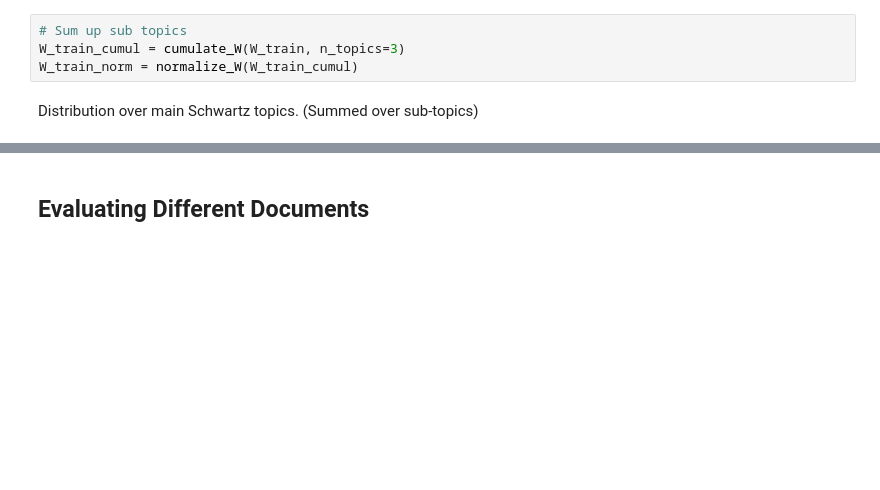
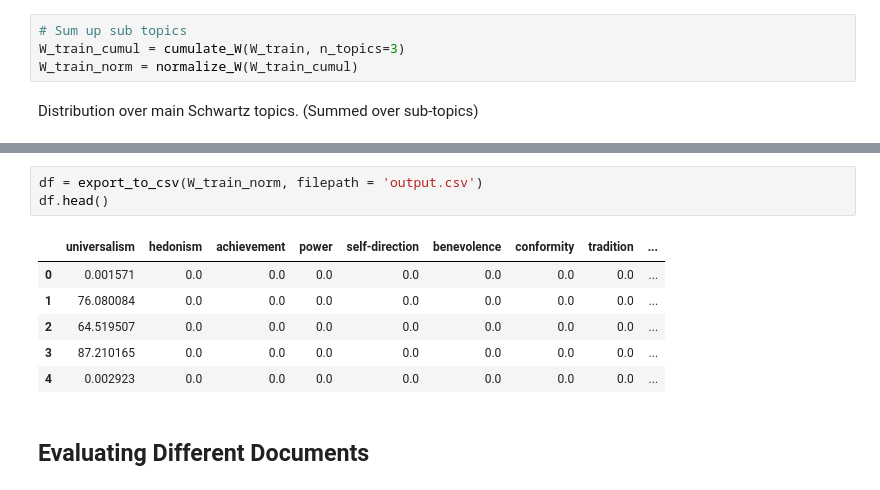
Before and after one commit to suyunu/semi-supervised-nmf, a Jupyter notebook: Semi-Supervised-NMF.ipynb, the cells around one changed output, grey strips where cells are left out. Drawn from its saved outputs; the diff is of its cells as text; blank space fills up the shorter version.

```diff
--- a/Semi-Supervised-NMF.ipynb
+++ b/Semi-Supervised-NMF.ipynb
@@ -338,3 +366,13 @@ Doc 493 (security)      : (security, 9, 100.00)  (General, 10, 0.00)  (stimulati
+# %%
+df = export_to_csv(W_train_norm, filepath = 'output.csv')
+df.head()
+# %% [output]
+|  | universalism | hedonism | achievement | power | self-direction | benevolence | conformity | tradition | ... |
+| 0 | 0.001571 | 0.0 | 0.0 | 0.0 | 0.0 | 0.0 | 0.0 | 0.0 | ... |
+| 1 | 76.080084 | 0.0 | 0.0 | 0.0 | 0.0 | 0.0 | 0.0 | 0.0 | ... |
+| 2 | 64.519507 | 0.0 | 0.0 | 0.0 | 0.0 | 0.0 | 0.0 | 0.0 | ... |
+| 3 | 87.210165 | 0.0 | 0.0 | 0.0 | 0.0 | 0.0 | 0.0 | 0.0 | ... |
+| 4 | 0.002923 | 0.0 | 0.0 | 0.0 | 0.0 | 0.0 | 0.0 | 0.0 | ... |
 # %% [markdown]
 ## Evaluating Different Documents
 # %% [markdown]
```
Also changed, not shown: parts of 13 cells of this notebook.
